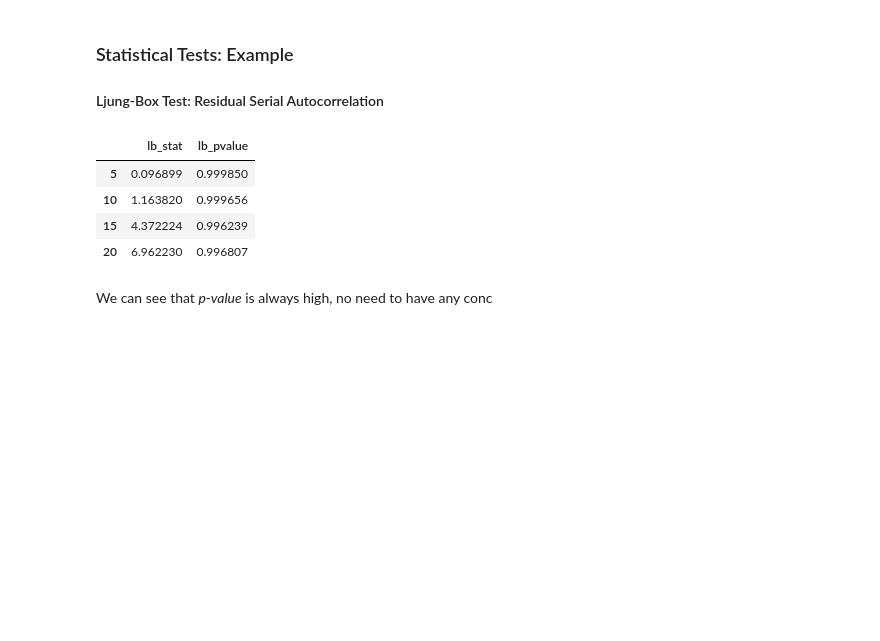
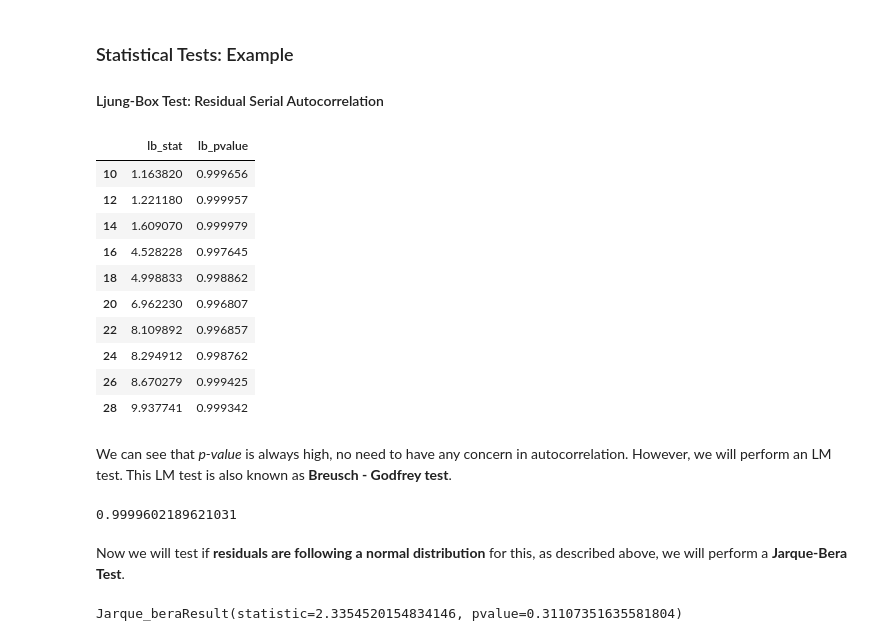
Before and after one commit to eduardo-contreras-dominguez/Time-Series-Analysis, a Jupyter notebook: Chapter 1.4 (Model Checking).ipynb, the cells around one changed output. Drawn from its saved outputs; the diff is of its cells as text; code cells hidden in the pictures; blank space fills up the shorter version.

Commit message:
Added Tests for Model Stability.

```diff
--- a/Chapter 1.4 (Model Checking).ipynb
+++ b/Chapter 1.4 (Model Checking).ipynb
@@ -219,12 +220,28 @@ Useful for __testing a given model against general unspecified alternatives__.
 
 #### Ljung-Box Test: Residual Serial Autocorrelation
 # %%
-acorr_ljungbox(example, lags=[element for element in range(5,25,5)], return_df=True)
+acorr_ljungbox(example, lags=[element for element in range(10,30,2)], return_df=True)
 # %% [output]
 |  | lb_stat | lb_pvalue |
-| 5 | 0.096899 | 0.999850 |
 | 10 | 1.163820 | 0.999656 |
-| 15 | 4.372224 | 0.996239 |
+| 12 | 1.221180 | 0.999957 |
+| 14 | 1.609070 | 0.999979 |
+| 16 | 4.528228 | 0.997645 |
+| 18 | 4.998833 | 0.998862 |
 | 20 | 6.962230 | 0.996807 |
+| 22 | 8.109892 | 0.996857 |
+| 24 | 8.294912 | 0.998762 |
+| 26 | 8.670279 | 0.999425 |
+| 28 | 9.937741 | 0.999342 |
 # %% [markdown]
-We can see that *p-value* is always high, no need to have any conc
+We can see that *p-value* is always high, no need to have any concern in autocorrelation. However, we will perform an LM test. This LM test is also known as __Breusch - Godfrey test__.
+# %%
+acorr_breusch_godfrey(res, nlags=6)[1]
+# %% [output]
+0.9999602189621031
+# %% [markdown]
+Now we will test if __residuals are following a normal distribution__ for this, as described above, we will perform a __Jarque-Bera Test__.
+# %%
+jarque_bera(example)
+# %% [output]
+Jarque_beraResult(statistic=2.3354520154834146, pvalue=0.31107351635581804)
```
Also changed, not shown: parts of 3 cells of this notebook.
